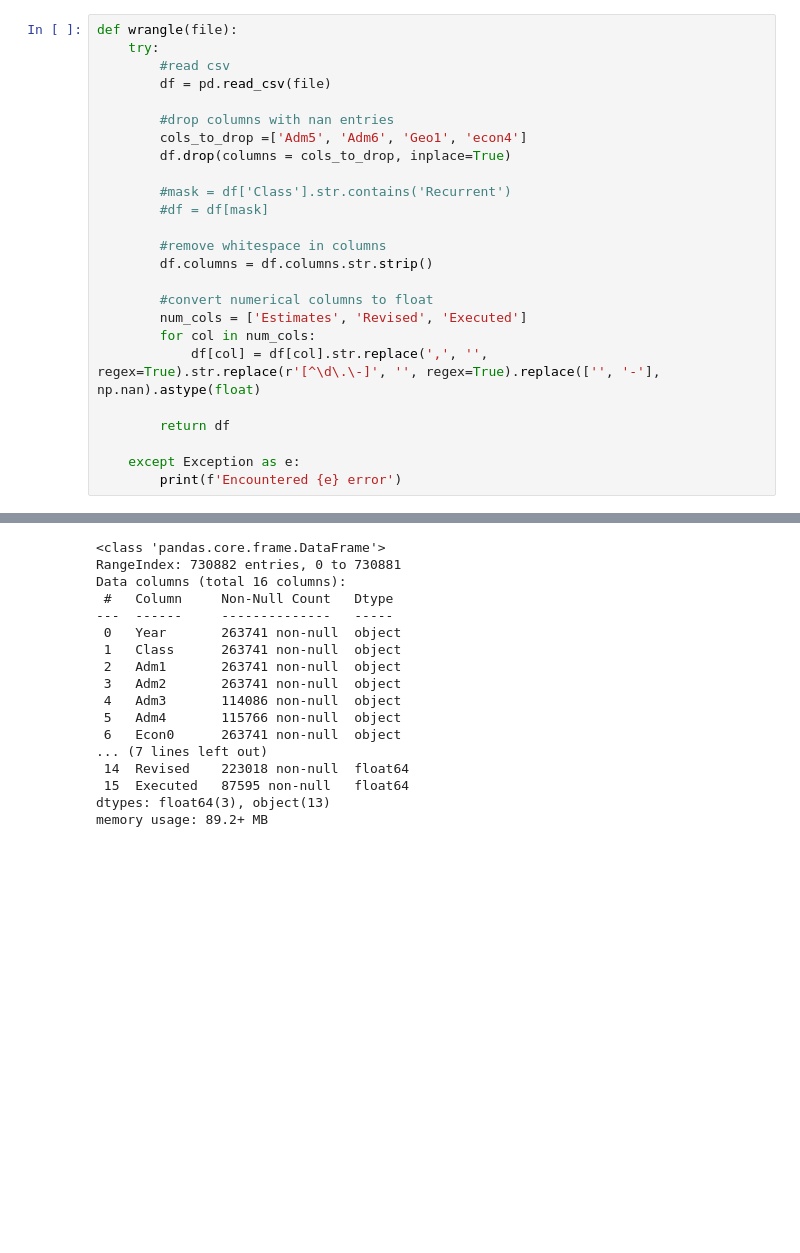
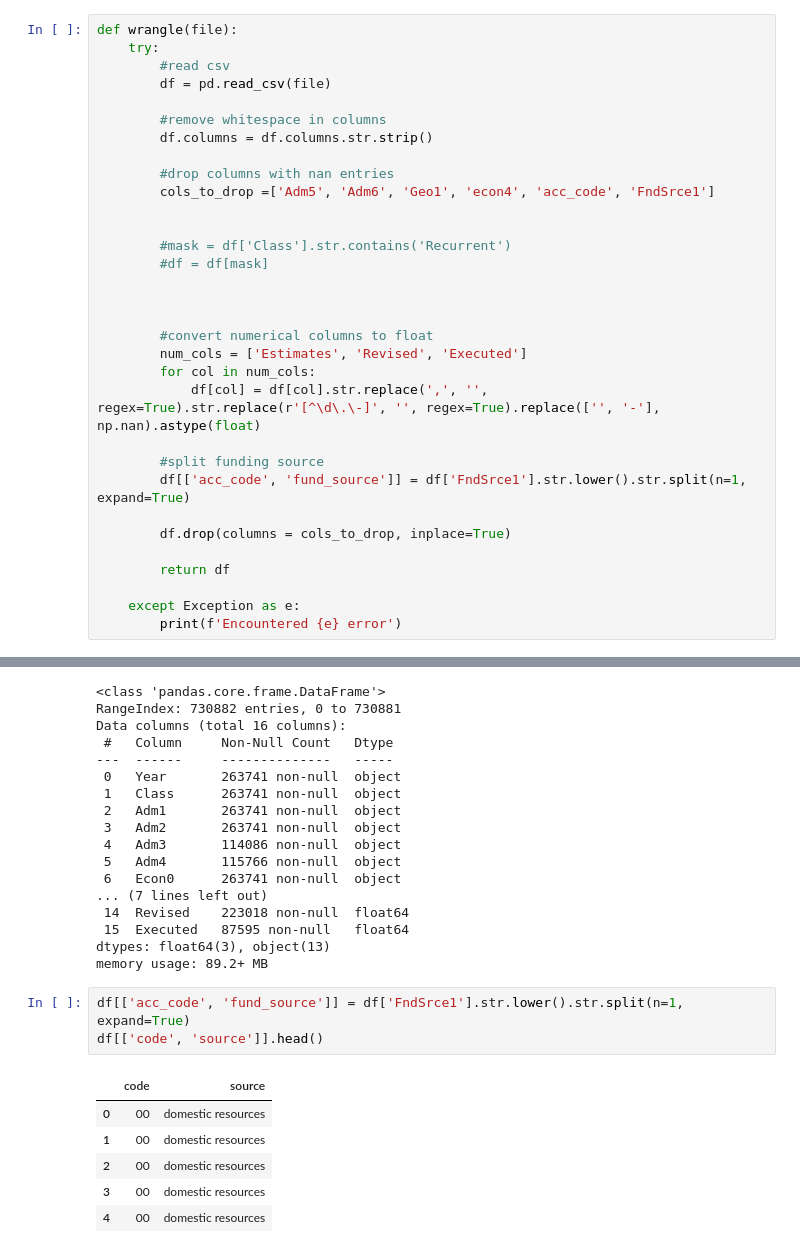
Before and after one commit to pabrokim/economic-performance-kenya-classification, a Jupyter notebook: economy.ipynb, the cells around one changed output, grey strips where cells are left out. Drawn from its saved outputs; the diff is of its cells as text; blank space fills up the shorter version.

Commit message:
Split Fund Source

```diff
--- a/economy.ipynb
+++ b/economy.ipynb
@@ -12,21 +12,28 @@ def wrangle(file):
         #read csv
         df = pd.read_csv(file)
 
+        #remove whitespace in columns
+        df.columns = df.columns.str.strip()
+
         #drop columns with nan entries
-        cols_to_drop =['Adm5', 'Adm6', 'Geo1', 'econ4']
-        df.drop(columns = cols_to_drop, inplace=True)
+        cols_to_drop =['Adm5', 'Adm6', 'Geo1', 'econ4', 'acc_code', 'FndSrce1']
+
 
         #mask = df['Class'].str.contains('Recurrent')
         #df = df[mask]
 
-        #remove whitespace in columns
-        df.columns = df.columns.str.strip()
+
 
         #convert numerical columns to float
         num_cols = ['Estimates', 'Revised', 'Executed']
         for col in num_cols:
             df[col] = df[col].str.replace(',', '', regex=True).str.replace(r'[^\d\.\-]', '', regex=True).replace(['', '-'], np.nan).astype(float)
 
+        #split funding source
+        df[['acc_code', 'fund_source']] = df['FndSrce1'].str.lower().str.split(n=1, expand=True)
+
+        df.drop(columns = cols_to_drop, inplace=True)
+
         return df
 
     except Exception as e:
@@ -135,3 +120,13 @@ Data columns (total 16 columns):
  15  Executed   87595 non-null   float64
 dtypes: float64(3), object(13)
 memory usage: 89.2+ MB
+# %%
+df[['acc_code', 'fund_source']] = df['FndSrce1'].str.lower().str.split(n=1, expand=True)
+df[['code', 'source']].head()
+# %% [output]
+|  | code | source |
+| 0 | 00 | domestic resources |
+| 1 | 00 | domestic resources |
+| 2 | 00 | domestic resources |
+| 3 | 00 | domestic resources |
+| 4 | 00 | domestic resources |
```
Also changed, not shown: parts of 3 cells of this notebook.
